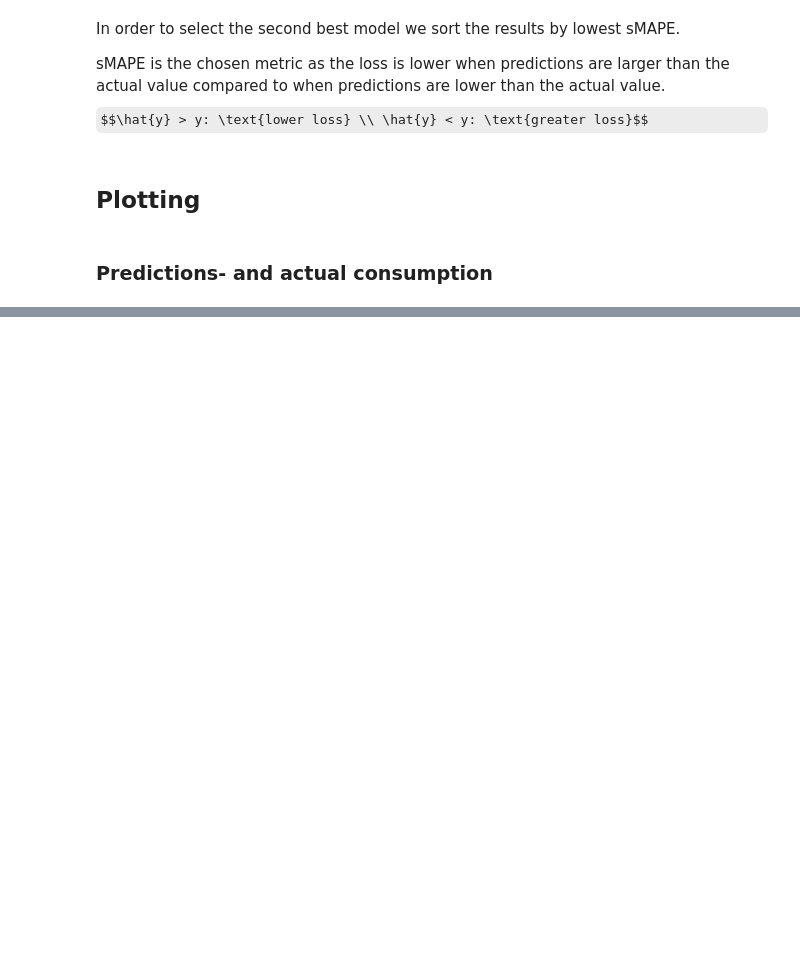
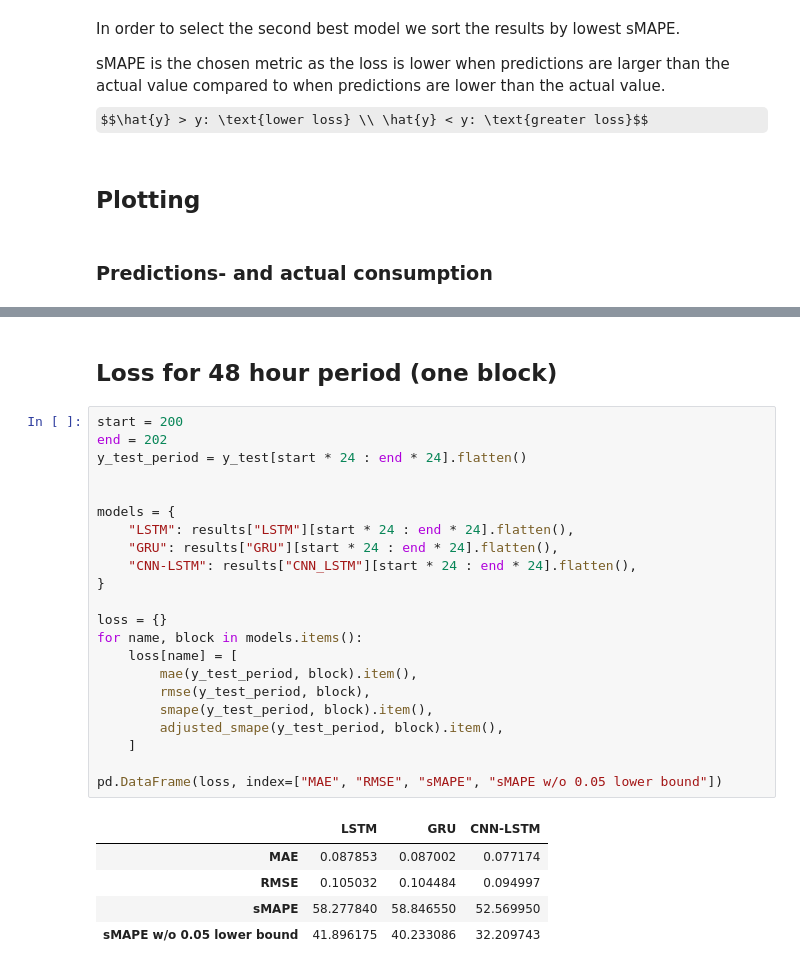
Before and after one commit to dat5-06/zap, a Jupyter notebook: core/notebooks/02/02_trefor_park.ipynb, the cells around one changed output, grey strips where cells are left out. Cells and saved outputs as stored; diff of their text form; some formulas as TeX source; blank space fills up the shorter version.

```diff
--- a/core/notebooks/02/02_trefor_park.ipynb
+++ b/core/notebooks/02/02_trefor_park.ipynb
@@ -114,0 +138,30 @@ plot_every_model(
+# %% [markdown]
+## Loss for 48 hour period (one block)
+# %%
+start = 200
+end = 202
+y_test_period = y_test[start * 24 : end * 24].flatten()
+
+
+models = {
+    "LSTM": results["LSTM"][start * 24 : end * 24].flatten(),
+    "GRU": results["GRU"][start * 24 : end * 24].flatten(),
+    "CNN-LSTM": results["CNN_LSTM"][start * 24 : end * 24].flatten(),
+}
+
+loss = {}
+for name, block in models.items():
+    loss[name] = [
+        mae(y_test_period, block).item(),
+        rmse(y_test_period, block),
+        smape(y_test_period, block).item(),
+        adjusted_smape(y_test_period, block).item(),
+    ]
+
+pd.DataFrame(loss, index=["MAE", "RMSE", "sMAPE", "sMAPE w/o 0.05 lower bound"])
+# %% [output]
+|  | LSTM | GRU | CNN-LSTM |
+| MAE | 0.087853 | 0.087002 | 0.077174 |
+| RMSE | 0.105032 | 0.104484 | 0.094997 |
+| sMAPE | 58.277840 | 58.846550 | 52.569950 |
+| sMAPE w/o 0.05 lower bound | 41.896175 | 40.233086 | 32.209743 |
```
Also changed, not shown: parts of 5 cells of this notebook, 4 other files.
